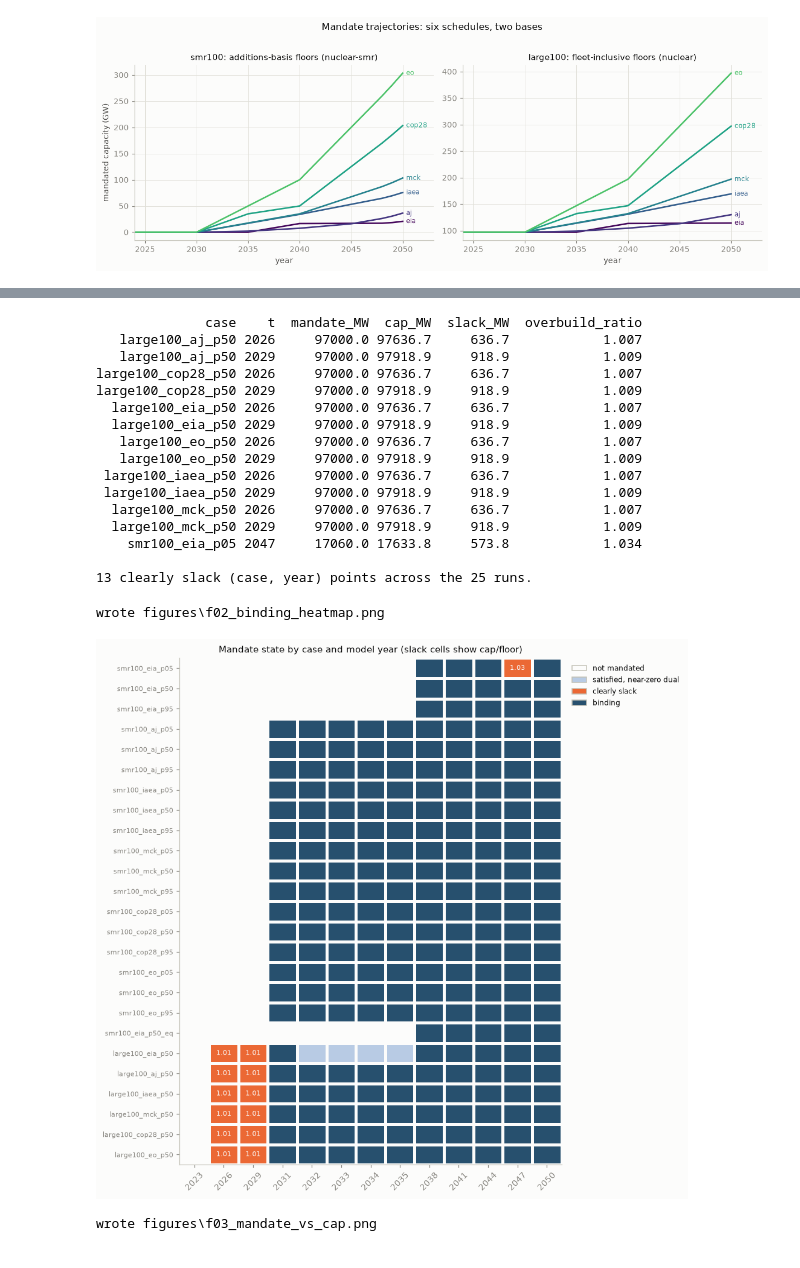
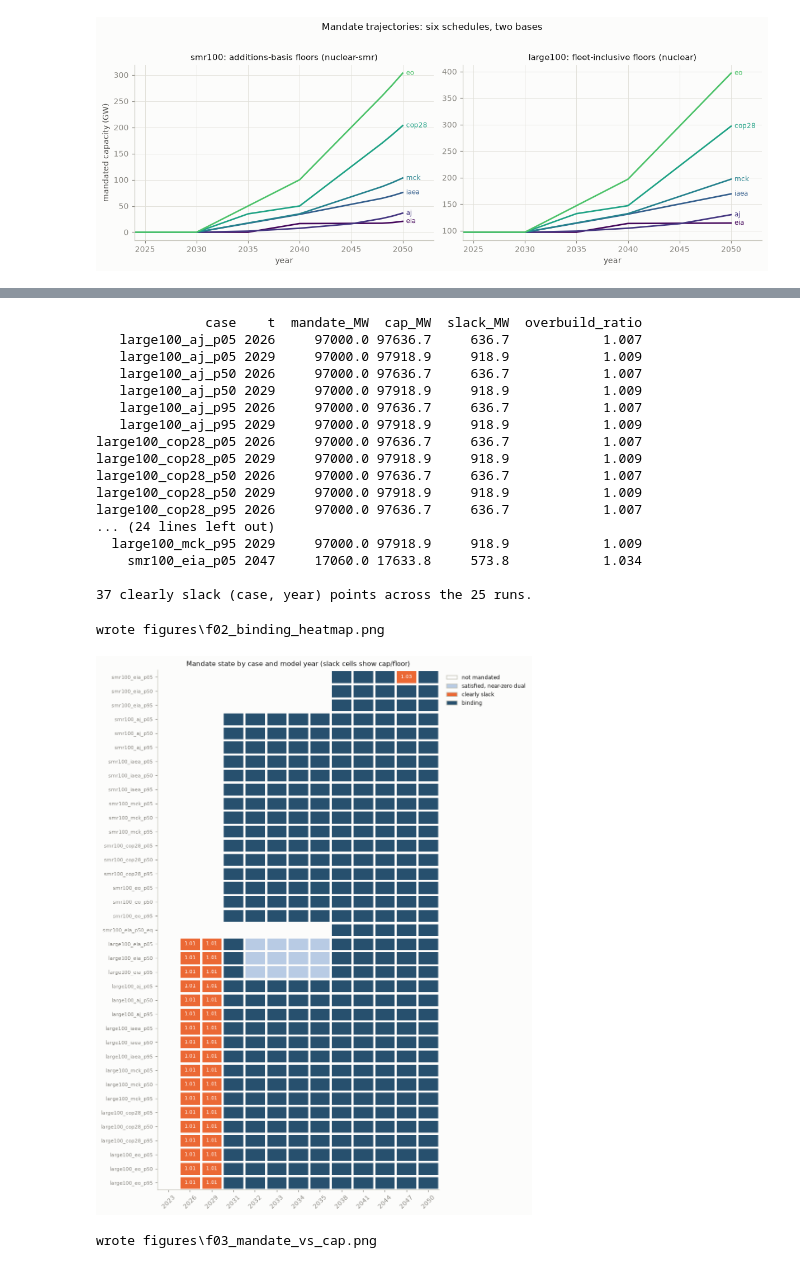
Before and after one commit to Ethan-s-PhD/ReEDS-nuclear-learning, a Jupyter notebook: z-ethan/step3_analysis/step3_analysis.ipynb, the cells around one changed output, grey strips where cells are left out. Drawn from its saved outputs; the diff is of its cells as text; code cells hidden in the pictures.

```diff
--- a/z-ethan/step3_analysis/step3_analysis.ipynb
+++ b/z-ethan/step3_analysis/step3_analysis.ipynb
@@ -62,17 +66,28 @@ FIGURES.mkdir(exist_ok=True)
 CHECKS_EXPORTS = REPO / "z-ethan" / "step3_checks" / "exports"
 
 H5_DIR = Path("D:/ReEDS files/nuclear-learning/smr100 first run")
+H5_DIR4 = Path("D:/ReEDS files/nuclear-learning/step4 runs")   # large100 p05/p95 (Step 4 delivery)
 
 # ---- case matrix ----------------------------------------------------------------
 cases_csv = pd.read_csv(REPO / "cases_nuclearlearning_smr100.csv", index_col=0)
 CASES = [c for c in cases_csv.columns if c != "Default Value"]
 assert len(CASES) == 25, CASES
 
+# Step 4 delivery (2026-08-15): the 12 large100 percentile cases complete the
+# traditional-nuclear arm to p05/p50/p95. They are base-world runs and belong
+# in this notebook; the 108 market-sensitivity runs live in z-ethan/step4_analysis.
+cases_csv4 = pd.read_csv(REPO / "cases_nuclearlearning_step4.csv", index_col=0)
+CASES4_LARGE = [c for c in cases_csv4.columns if c.startswith("large100_")]
+assert len(CASES4_LARGE) == 12, CASES4_LARGE
+CASES = CASES + CASES4_LARGE
+assert len(CASES) == 37, len(CASES)
+
 def sw(case, name):
     """Read one switch value for one case. An empty cell uses the default value."""
-    v = cases_csv.loc[name, case]
+    csv_ = cases_csv4 if case in CASES4_LARGE else cases_csv
+    v = csv_.loc[name, case]
     if pd.isna(v) or str(v).strip() == "":
-        v = cases_csv.loc[name, "Default Value"]
+        v = csv_.loc[name, "Default Value"]
     return str(v).strip()
 
 META = {}
@@ -100,7 +115,8 @@ def parse_case(c):
     parts = c.split("_")
     return fam, parts[1], parts[2], ("eq" if c.endswith("_eq") else "")
 
-H5 = {c: H5_DIR / f"test1_{c}_outputs.h5" for c in CASES}
+H5 = {c: (H5_DIR4 / f"step4_{c}_outputs.h5" if c in CASES4_LARGE
+          else H5_DIR / f"test1_{c}_outputs.h5") for c in CASES}
 missing = [c for c in CASES if not H5[c].exists()]
 assert not missing, f"missing h5 files: {missing}"
 
@@ -226,8 +243,13 @@ Note: the model removes an all-zero dual parameter from the h5 file. Thus an
 absent dual key means a zero dual. It does not mean lost data.
 # %%
 # ---- mandate + dual frames from the QA exports ------------------------------------
+CHECKS4_EXPORTS = REPO / "z-ethan" / "step4_checks" / "exports"
 DUALS = pd.read_csv(CHECKS_EXPORTS / "duals_by_year.csv")
 OVB = pd.read_csv(CHECKS_EXPORTS / "overbuild_by_case.csv")
+D4 = pd.read_csv(CHECKS4_EXPORTS / "duals_by_year.csv")
+O4 = pd.read_csv(CHECKS4_EXPORTS / "overbuild_by_case.csv")
+DUALS = pd.concat([DUALS, D4[D4["case"].isin(CASES4_LARGE)]], ignore_index=True)
+OVB = pd.concat([OVB, O4[O4["case"].isin(CASES4_LARGE)]], ignore_index=True)
 assert set(DUALS["case"]) == set(CASES) and set(OVB["case"]) == set(CASES)
 
 for df in (DUALS,):
@@ -249,10 +271,10 @@ smr100_eia_p05 2015         0.0     0.0       0.0             0.0       0.0
 smr100_eia_p05 2020         0.0     0.0       0.0             0.0       0.0             0.0    smr      eia p05             False    False          False
 # %%
 # ---- freshness spot test: the QA export matches the h5 files ----------------------
-# Re-derive the dual and the mandated-tech capacity for three cases straight from
+# Re-derive the dual and the mandated-tech capacity for four cases straight from
 # the h5 files. If this fails, re-run z-ethan/step3_checks/step3_output_checks.ipynb
 # to refresh the exports, then re-run this notebook.
-SPOT = ["smr100_eia_p05", "smr100_eo_p95", "large100_eia_p50"]
+SPOT = ["smr100_eia_p05", "smr100_eo_p95", "large100_eia_p50", "large100_eo_p95"]
 for c in SPOT:
     keys = h5_keys(c)
     d_h5 = (load(c, "nuclear_cap_price").set_index("t")["Value"]
@@ -397,8 +421,12 @@ for s in SCHEDULES:
     o = {p: OBJ[f"smr100_{s}_{p}"] for p in ("p05", "p50", "p95")}
     rows.append(dict(schedule=s, **{k: f"{v:.4e}" for k, v in o.items()},
                      ordered=bool(o["p05"] <= o["p50"] <= o["p95"])))
+for s in SCHEDULES:
+    o = {p: OBJ[f"large100_{s}_{p}"] for p in ("p05", "p50", "p95")}
+    rows.append(dict(schedule=f"{s} (large)", **{k: f"{v:.4e}" for k, v in o.items()},
+                     ordered=bool(o["p05"] <= o["p50"] <= o["p95"])))
 obj_tbl = pd.DataFrame(rows)
 assert obj_tbl["ordered"].all(), obj_tbl
 print(obj_tbl.to_string(index=False))
-print("objective is ordered p05 <= p50 <= p95 in all six schedules.")
+print("objective is ordered p05 <= p50 <= p95 in all six schedules, both families.")
 # %% [output]
@@ -445,25 +481,27 @@ print(t02.to_string(index=False))
 print(f"\n{len(t02)} clearly slack (case, year) points across the 25 runs.")
 # %% [output]
               case    t  mandate_MW  cap_MW  slack_MW  overbuild_ratio
+   large100_aj_p05 2026     97000.0 97636.7     636.7            1.007
+   large100_aj_p05 2029     97000.0 97918.9     918.9            1.009
    large100_aj_p50 2026     97000.0 97636.7     636.7            1.007
    large100_aj_p50 2029     97000.0 97918.9     918.9            1.009
+   large100_aj_p95 2026     97000.0 97636.7     636.7            1.007
+   large100_aj_p95 2029     97000.0 97918.9     918.9            1.009
+large100_cop28_p05 2026     97000.0 97636.7     636.7            1.007
+large100_cop28_p05 2029     97000.0 97918.9     918.9            1.009
 large100_cop28_p50 2026     97000.0 97636.7     636.7            1.007
 large100_cop28_p50 2029     97000.0 97918.9     918.9            1.009
-  large100_eia_p50 2026     97000.0 97636.7     636.7            1.007
-  large100_eia_p50 2029     97000.0 97918.9     918.9            1.009
-   large100_eo_p50 2026     97000.0 97636.7     636.7            1.007
-   large100_eo_p50 2029     97000.0 97918.9     918.9            1.009
- large100_iaea_p50 2026     97000.0 97636.7     636.7            1.007
- large100_iaea_p50 2029     97000.0 97918.9     918.9            1.009
-  large100_mck_p50 2026     97000.0 97636.7     636.7            1.007
-  large100_mck_p50 2029     97000.0 97918.9     918.9            1.009
+large100_cop28_p95 2026     97000.0 97636.7     636.7            1.007
+... (24 lines left out)
+  large100_mck_p95 2029     97000.0 97918.9     918.9            1.009
     smr100_eia_p05 2047     17060.0 17633.8     573.8            1.034
 
-13 clearly slack (case, year) points across the 25 runs.
+37 clearly slack (case, year) points across the 25 runs.
 # %%
 # ---- f02: binding-state heatmap ------------------------------------------------------
 CASE_ORDER = ([f"smr100_{s}_{p}" for s in SCHEDULES for p in ("p05", "p50", "p95")]
-              + ["smr100_eia_p50_eq"] + [f"large100_{s}_p50" for s in SCHEDULES])
+              + ["smr100_eia_p50_eq"]
+              + [f"large100_{s}_{p}" for s in SCHEDULES for p in ("p05", "p50", "p95")])
 assert set(CASE_ORDER) == set(CASES)
 myears = [t for t in YEARS_RUN if t >= 2023]
 STATE = {"not mandated": 0, "satisfied, near-zero dual": 1, "clearly slack": 2, "binding": 3}
@@ -475,35 +513,35 @@ for i, c in enumerate(CASE_ORDER):
         if not r["mandated"]:
             Z[i, j] = STATE["not mandated"]
         elif r["binding"]:
             Z[i, j] = STATE["binding"]
         elif r["clearly_slack"]:
             Z[i, j] = STATE["clearly slack"]
         else:
             Z[i, j] = STATE["satisfied, near-zero dual"]
 cmap = mpl.colors.ListedColormap([SURFACE, "#b8cbe4", "#eb6834", "#27506e"])
-fig, ax = plt.subplots(figsize=(9, 8.5))
+fig, ax = plt.subplots(figsize=(9, 11.5))
 ax.pcolormesh(np.arange(len(myears) + 1), np.arange(len(CASE_ORDER) + 1), Z,
               cmap=cmap, vmin=-0.5, vmax=3.5, edgecolors=SURFACE, linewidth=2)
 for i, c in enumerate(CASE_ORDER):        # annotate slack cells with overbuild ratio
     for j, t in enumerate(myears):
         r = du.loc[(c, t)]
         if r["mandated"] and r["clearly_slack"]:
             ax.text(j + 0.5, i + 0.5, f"{r['cap_MW'] / r['mandate_MW']:.2f}",
                     ha="center", va="center", fontsize=7, color=SURFACE)
 ax.set_xticks(np.arange(len(myears)) + 0.5, myears, rotation=45)
 ax.set_yticks(np.arange(len(CASE_ORDER)) + 0.5, CASE_ORDER, fontsize=7.5)
 ax.invert_yaxis()
 ax.grid(False)
 handles = [mpl.patches.Patch(facecolor=cmap.colors[v], edgecolor=EDGE_C, label=k)
            for k, v in STATE.items()]
 ax.legend(handles=handles, loc="upper left", bbox_to_anchor=(1.01, 1.0), fontsize=8)
 ax.set_title("Mandate state by case and model year (slack cells show cap/floor)")
 fig.tight_layout()
 savefig(fig, "f02_binding_heatmap.png")
 plt.show()
 # %% [output]
 wrote figures\f02_binding_heatmap.png
-[figure, old version]
+[figure, new version]
 # %%
 # ---- f03: mandate floor against delivered capacity ----------------------------------
 fig, axes = plt.subplots(2, 6, figsize=(16, 6), sharex="row")
```
Also changed, not shown: parts of 28 cells of this notebook, 25 other files.
